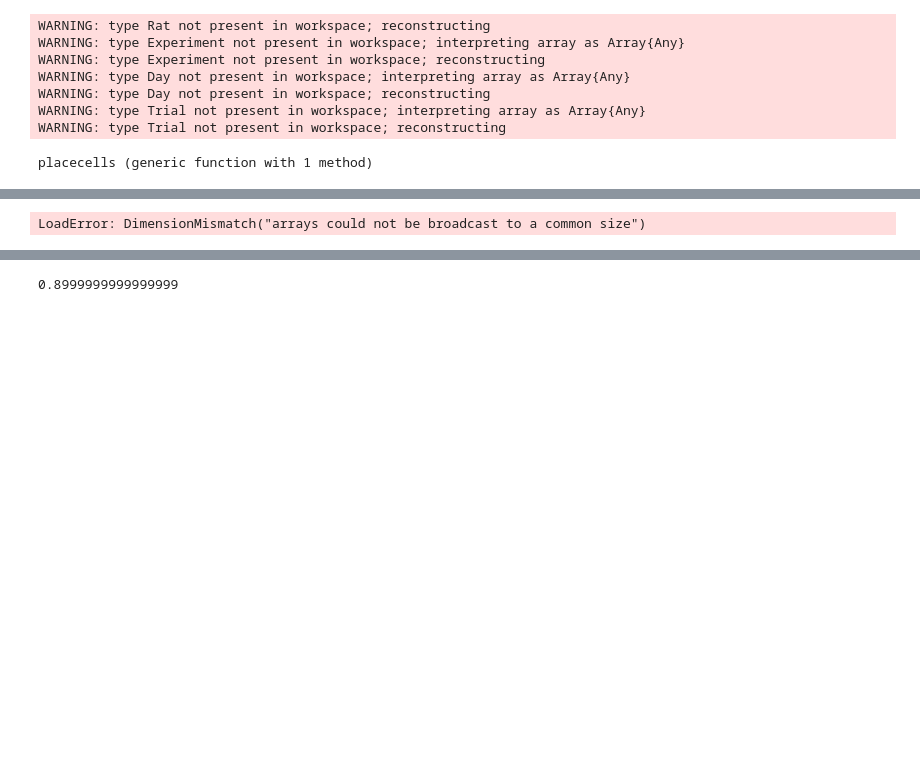
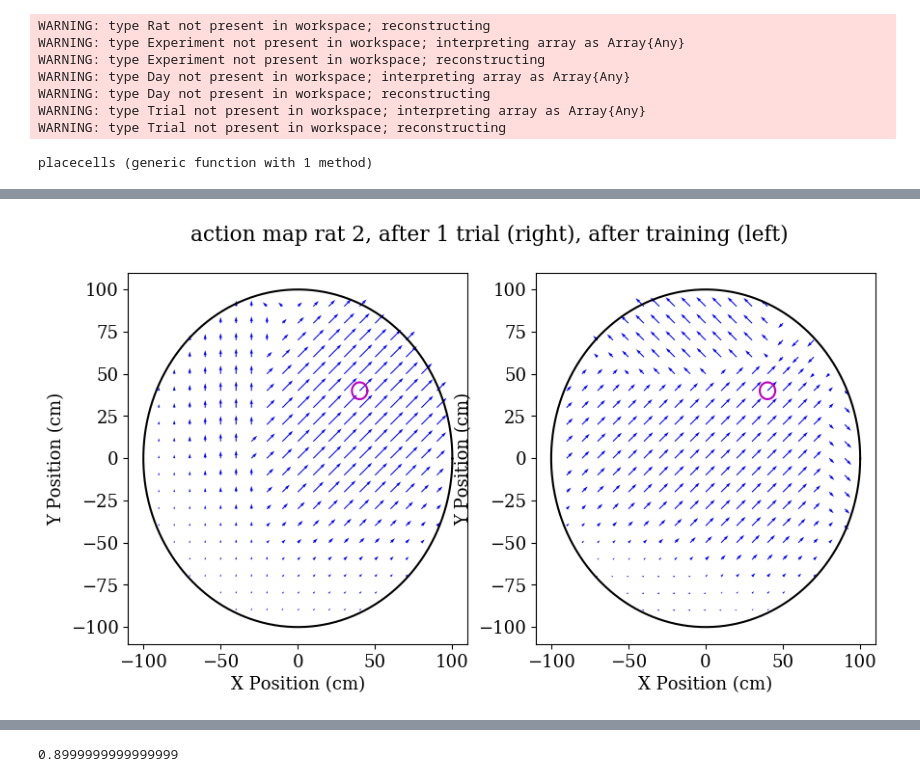
Before and after one commit to charlinetess/Morris-Watermaze-FosterDayanMorris-Paper, a Jupyter notebook: PlotusingPyPlotsWithPosition.ipynb, the cells around one changed output, grey strips where cells are left out. Drawn from its saved outputs; the diff is of its cells as text; code cells hidden in the pictures; blank space fills up the shorter version.

```diff
--- a/PlotusingPyPlotsWithPosition.ipynb
+++ b/PlotusingPyPlotsWithPosition.ipynb
@@ -426,11 +440,19 @@ ColorMap "C"
+# %%
+
+# chose rat :
+indexrat=2;
+# Chose day :
+indexdaybegin=2;
+indexdayend=6;
 # %%
 ## Plot action map
+
 
 # initalize the vectors of action directions
 actvec = [cos.(angles) sin.(angles)]
 
 # establish the grid of points in the pool
-x=[-R+5(k-1) for k=1:floor(2*R/5)];
+x=[-R+10(k-1) for k=1:floor(2*R/10)];
 y=transpose(x);
 
 # initalize the vector map variables
@@ -439,8 +461,13 @@ vbegin = zeros(length(x),length(x));
 uend = zeros(length(x),length(x));
 vend = zeros(length(x),length(x));
 
-zbegin=rats.experiment[indexrat].day[1].trial[1].ActionMap;
-zend=rats.experiment[indexrat].day[1].trial[numberoftrials].ActionMap;
+# load weights between place cells and action cells
+zbegin=rats.experiment[indexrat].day[indexdaybegin].trial[2].ActionMap;
+zend=rats.experiment[indexrat].day[indexdayend].trial[2].ActionMap;
+# load platform estimate of position
+estimateplatformbegin=rats.experiment[indexrat].day[indexdaybegin].trial[2].platformestimate;
+estimateplatformend=rats.experiment[indexrat].day[indexdayend].trial[2].platformestimate;
+
 
 # for each place point in the grid, calculate the vector of preferred action direction
 for i = 1:length(x)
@@ -463,19 +490,56 @@ for i = 1:length(x)
                 actactioncellend=100.*actactioncellend./maximum(actactioncellend);
              end
 
+
             # Compute probability distribution :
             Pactioncellbegin=exp.(2.*actactioncellbegin)./sum(exp.(2.*actactioncellbegin));
             Pactioncellend=exp.(2.*actactioncellend)./sum(exp.(2.*actactioncellend));
+            prefereddirbegin=find(x->x==maximum(Pactioncellbegin),Pactioncellbegin)
+            prefereddirend=find(x->x==maximum(Pactioncellend),Pactioncellend);
+
+            if !(length(prefereddirbegin)==1) # if we have more than one prefered direction : only happens when probabilities are equal
+                prefereddirbegin=rand(1:8)
+            end
+
+            if !(length(prefereddirend)==1) # if we have more than one prefered direction : only happens when probabilities are equal
+                prefereddirend=rand(1:8)
+            end
 
 
-            # determine the weighted action vector
-            wavbegin = sum([Pactioncellbegin.*actvec[:,1] Pactioncellbegin.*actvec[:,2]],1);
-            wavend = sum([Pactioncellend.*actvec[:,1] Pactioncellend.*actvec[:,2]],1);
-            # store the result in u and v
-            ubegin[i,j] = 5*wavbegin[1];
-            vbegin[i,j] = 5*wavbegin[2];
-            uend[i,j] = 5*wavend[1];
-            vend[i,j] = 5*wavend[2];
+
+
+            if prefereddirbegin==9
+                    wavbegin=estimateplatformbegin.-[x[i], y[j]]; # get the vector of displacement
+                    wavbegin=wavbegin./norm(wavbegin); # normalise
+                # store the result in u and v
+                    ubegin[i,j] = 10*wavbegin[1];
+                    vbegin[i,j] = 10*wavbegin[2];
+
+            else # if we took any actions between 1 and 8
+              wavbegin = [Pactioncellbegin[prefereddirbegin].*actvec[prefereddirbegin,1] Pactioncellbegin[prefereddirbegin].*actvec[prefereddirbegin,2]]
+             # store the result in u and v
+              ubegin[i,j] = 10*wavbegin[1];
+              vbegin[i,j] = 10*wavbegin[2];
+            end
+
+
+            if prefereddirend==9
+
+                    wavend=estimateplatformend.-[x[i], y[j]]; # get the vector of displacement
+                    wavend=wavend./norm(wavend); # normalise
+                    uend[i,j] = 10*wavend[1];
+                    vend[i,j] = 10*wavend[2];
+
+            else # if we took any actions between 1 and 8
+
+                    wavend = [Pactioncellend[prefereddirend].*actvec[prefereddirend,1] Pactioncellend[prefereddirend].*actvec[prefereddirend,2]];
+
+                    uend[i,j] = 10*wavend[1];
+                    vend[i,j] = 10*wavend[2];
+
+           end
+
+
         else
             #x[i] = NaN;
             #y[j] = NaN;
@@ -486,33 +550,33 @@ for i = 1:length(x)
         end
     end
 end
 
 
 # Plot value function :
  using PyPlot
 # create the figure
 fig = figure("Test plot action map rat $(indexrat), after 1 trial",figsize=(10,5));
 suptitle("action map rat $(indexrat), after 1 trial (right), after training (left)")
 
 subplot(121)
 plot(R*cos.(theta),R*sin.(theta),"k-")
-plot(rats.experiment[indexrat].day[1].Platform[1]+r*cos.(theta),rats.experiment[indexrat].day[1].Platform[2]+r*sin.(theta),"m-")
+plot(rats.experiment[indexrat].day[indexdaybegin].Platform[1]+r*cos.(theta),rats.experiment[indexrat].day[indexdaybegin].Platform[2]+r*sin.(theta),"m-")
 quiver(x,y,ubegin,vbegin,color="b");
 xlabel("X Position (cm)");
 ylabel("Y Position (cm)");
 
 #xlim([-R-5 R+5]);
 #ylim([-R-5 R+5]);
 
 
 subplot(122)
 plot(R*cos.(theta),R*sin.(theta),"k-")
-plot(rats.experiment[indexrat].day[1].Platform[1]+r*cos.(theta),rats.experiment[indexrat].day[1].Platform[2]+r*sin.(theta),"m-")
+plot(rats.experiment[indexrat].day[indexdaybegin].Platform[1]+r*cos.(theta),rats.experiment[indexrat].day[indexdaybegin].Platform[2]+r*sin.(theta),"m-")
 quiver(x,y,uend,vend,color="b");
 xlabel("X Position (cm)");
 ylabel("Y Position (cm)");
 
 #xlim([-R-5 R+5]);
 #ylim([-R-5 R+5]);
 # %% [output]
-LoadError: DimensionMismatch("arrays could not be broadcast to a common size")
+[figure, added]
```
Also changed, not shown: parts of 21 cells of this notebook, 4 other files.
